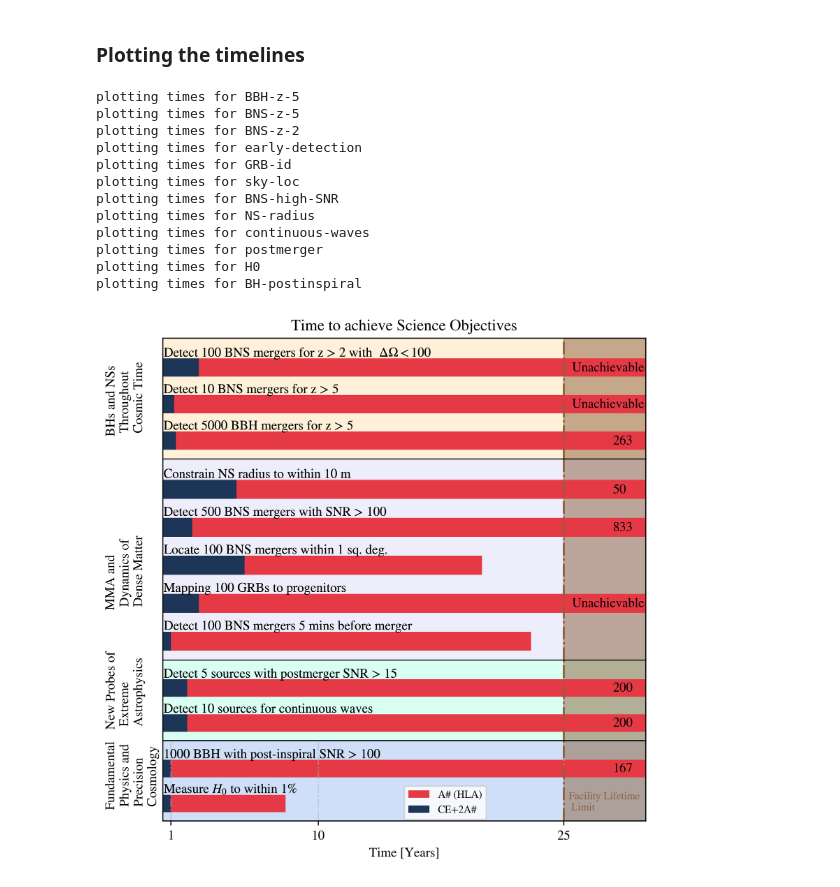
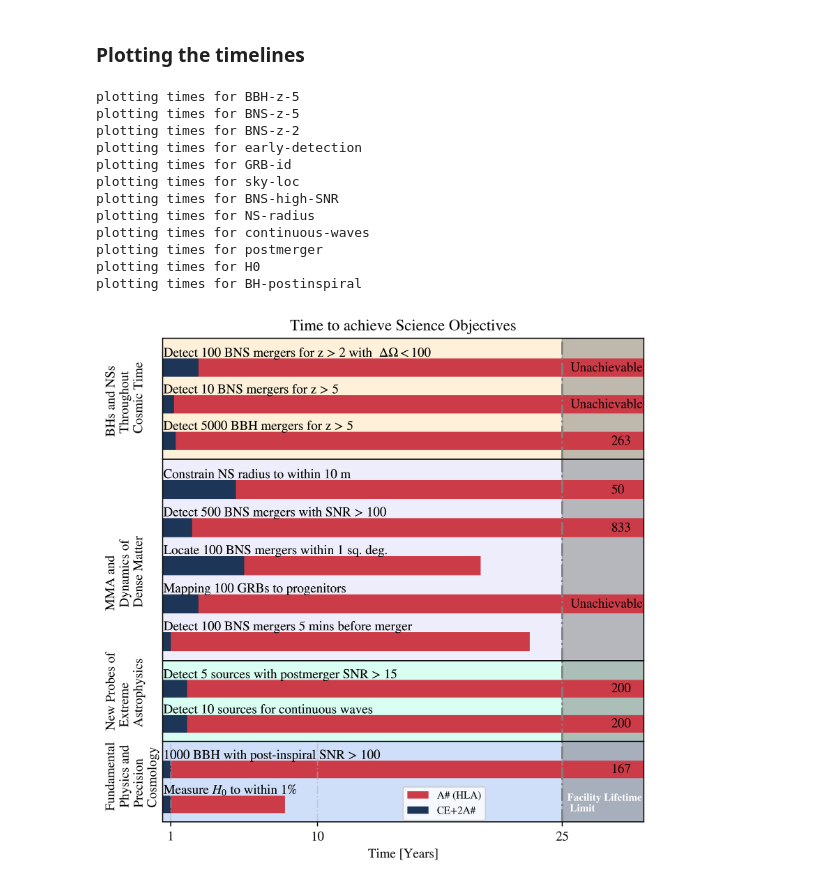
Before and after one commit to sugwg/ce-plots, a Jupyter notebook: time-infographic.ipynb, the cells around one changed output. Drawn from its saved outputs; the diff is of its cells as text; code cells hidden in the pictures.

```diff
--- a/time-infographic.ipynb
+++ b/time-infographic.ipynb
@@ -26,5 +28,5 @@ rcParams["mathtext.fontset"] = "stix"
 # %%
-c_palette_list = ['#e63946', '#da9296', '#a8dadc', '#77abbd', '#457b9d', '#1d3557']
+c_palette_list = ['#CC3C48', '#e63946', '#da9296', '#a8dadc', '#77abbd', '#457b9d', '#1d3557']
 x = numpy.array(range(100))
 for ii in range(len(c_palette_list)):
     plt.plot(x, ii + numpy.random.rand(100)*0.25,
@@ -34,4 +36,9 @@ plt.legend()
 # Fill color settings
 color_list = ['moccasin','lavender','aquamarine','cornflowerblue','lightyellow']
 alpha=[0.5,0.7,0.3,0.3,1]
+
+color_dict = {'A# (HLA)':c_palette_list[0],
+              'CE+2A#':c_palette_list[6]}
+
+fc = 'grey' #sns.color_palette("muted")[5] #facility liftime color
 # %% [output]
@@ -159,7 +165,7 @@ fig, ax = plt.subplots(n_sections, 1, figsize=(6, 6), dpi=400, sharex=True,
 
 # Facility time vertical line
 facility_lim = 25.
-fc = sns.color_palette("muted")[5]
+
 # plt.axvline(facility_lim, linestyle="-.", c=fc)
 
 # plt.fill_between(numpy.linspace(facility_lim, upper_lim, 100),
@@ -212,32 +218,32 @@ plt.xlim(0.5, upper_lim)
 # Include in the legend
 # facility_limit_patch = mpatches.Patch(facecolor='none', edgecolor=fc,
 #                                       hatch='///', label='Facility lifetime limit')
 # legend_elements.append(facility_limit_patch)
 
 
 # print(legend_elements)
 # ax.legend(handles=legend_elements, loc='lower center', fontsize=8)
 ax[n_sections-1].legend(handles=legend_elements, loc=(0.5, 0.02), fontsize=8)
 
-ax[n_sections-1].text(25.3, 8, "Facility Lifetime \n Limit", c=fc, fontsize=8)
+ax[n_sections-1].text(25.3, 8, "Facility Lifetime \n Limit", c='w', fontsize=8, weight='bold')
 
 plt.grid(which='major', axis='x', linestyle='-.', linewidth=1, alpha=0.5)
 ax[0].set_title('Time to achieve Science Objectives')
 plt.tight_layout()
 plt.subplots_adjust(wspace=0.2,hspace=0.0)
 plt.savefig('time-to-deliver-science.pdf')
 plt.show()
 # %% [output]
 plotting times for BBH-z-5
 plotting times for BNS-z-5
 plotting times for BNS-z-2
 plotting times for early-detection
 plotting times for GRB-id
 plotting times for sky-loc
 plotting times for BNS-high-SNR
 plotting times for NS-radius
 plotting times for continuous-waves
 plotting times for postmerger
 plotting times for H0
 plotting times for BH-postinspiral
-[figure, old version]
+[figure, new version]
```
Also changed, not shown: parts of 5 cells of this notebook, 1 other file.
